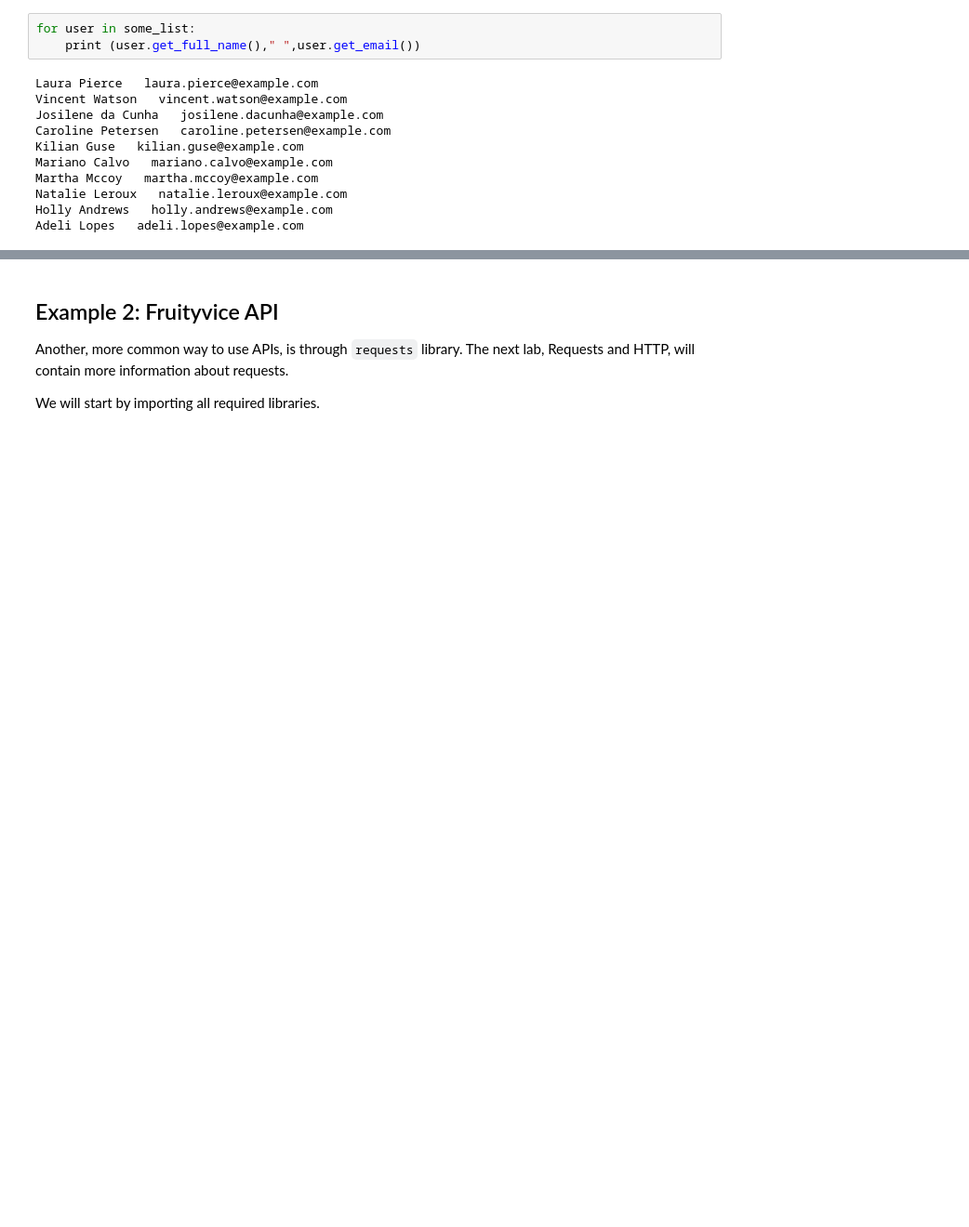
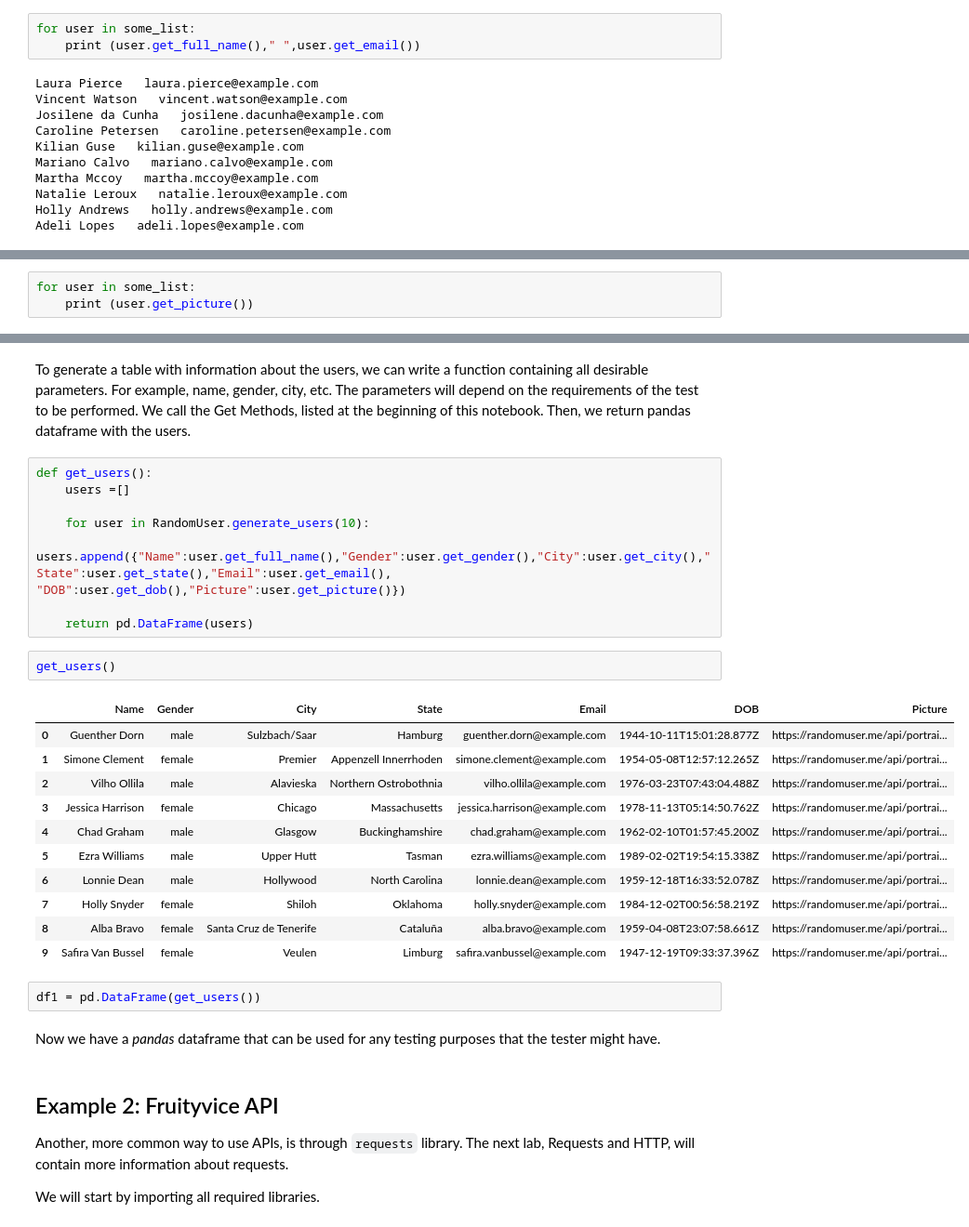
Before and after one commit to Aditya-Ingale/PythonPrac, a Jupyter notebook: PythonPrac/Module 5/3. API Examples.ipynb, the cells around one changed output, grey strips where cells are left out. Shown at 93% size. Drawn from its saved outputs; the diff is of its cells as text; blank space fills up the shorter version.

```diff
--- a/PythonPrac/Module 5/3. API Examples.ipynb
+++ b/PythonPrac/Module 5/3. API Examples.ipynb
@@ -120,0 +124,3 @@ Adeli Lopes   adeli.lopes@example.com
+# %%
+for user in some_list:
+    print (user.get_picture())
@@ -121,3 +138,31 @@ Adeli Lopes   adeli.lopes@example.com
+# %% [markdown]
+To generate a table with information about the users, we can write a function containing all desirable parameters. For example, name, gender, city, etc. The parameters will depend on the requirements of the test to be performed. We call the Get Methods, listed at the beginning of this notebook. Then, we return pandas dataframe with the users.
+# %%
+def get_users():
+    users =[]
+
+    for user in RandomUser.generate_users(10):
+        users.append({"Name":user.get_full_name(),"Gender":user.get_gender(),"City":user.get_city(),"State":user.get_state(),"Email":user.get_email(), "DOB":user.get_dob(),"Picture":user.get_picture()})
+
+    return pd.DataFrame(users)
+# %%
+get_users()
+# %% [output]
+|  | Name | Gender | City | State | Email | DOB | Picture |
+| 0 | Guenther Dorn | male | Sulzbach/Saar | Hamburg | guenther.dorn@example.com | 1944-10-11T15:01:28.877Z | https://randomuser.me/api/portrai... |
+| 1 | Simone Clement | female | Premier | Appenzell Innerrhoden | simone.clement@example.com | 1954-05-08T12:57:12.265Z | https://randomuser.me/api/portrai... |
+| 2 | Vilho Ollila | male | Alavieska | Northern Ostrobothnia | vilho.ollila@example.com | 1976-03-23T07:43:04.488Z | https://randomuser.me/api/portrai... |
+| 3 | Jessica Harrison | female | Chicago | Massachusetts | jessica.harrison@example.com | 1978-11-13T05:14:50.762Z | https://randomuser.me/api/portrai... |
+| 4 | Chad Graham | male | Glasgow | Buckinghamshire | chad.graham@example.com | 1962-02-10T01:57:45.200Z | https://randomuser.me/api/portrai... |
+| 5 | Ezra Williams | male | Upper Hutt | Tasman | ezra.williams@example.com | 1989-02-02T19:54:15.338Z | https://randomuser.me/api/portrai... |
+| 6 | Lonnie Dean | male | Hollywood | North Carolina | lonnie.dean@example.com | 1959-12-18T16:33:52.078Z | https://randomuser.me/api/portrai... |
+| 7 | Holly Snyder | female | Shiloh | Oklahoma | holly.snyder@example.com | 1984-12-02T00:56:58.219Z | https://randomuser.me/api/portrai... |
+| 8 | Alba Bravo | female | Santa Cruz de Tenerife | Cataluña | alba.bravo@example.com | 1959-04-08T23:07:58.661Z | https://randomuser.me/api/portrai... |
+| 9 | Safira Van Bussel | female | Veulen | Limburg | safira.vanbussel@example.com | 1947-12-19T09:33:37.396Z | https://randomuser.me/api/portrai... |
+# %%
+df1 = pd.DataFrame(get_users())
+# %% [markdown]
+Now we have a *pandas* dataframe that can be used for any testing purposes that the tester might have.
 # %% [markdown]
 ## Example 2: Fruityvice API
 Another, more common way to use APIs, is through `requests` library. The next lab, Requests and HTTP, will contain more information about requests.
```
Also changed, not shown: parts of 10 cells of this notebook.
